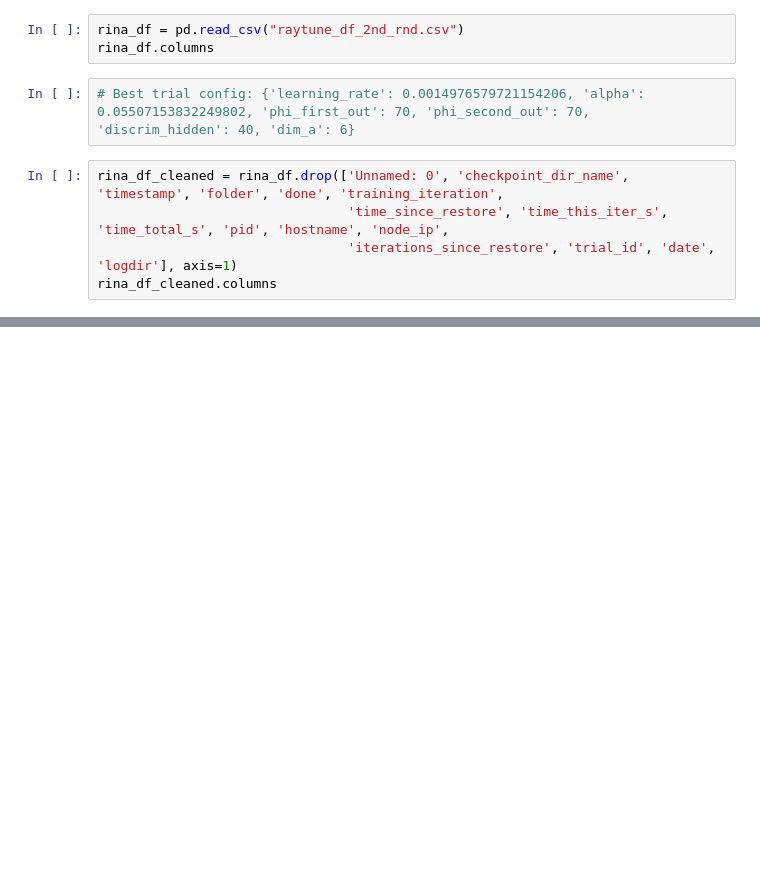
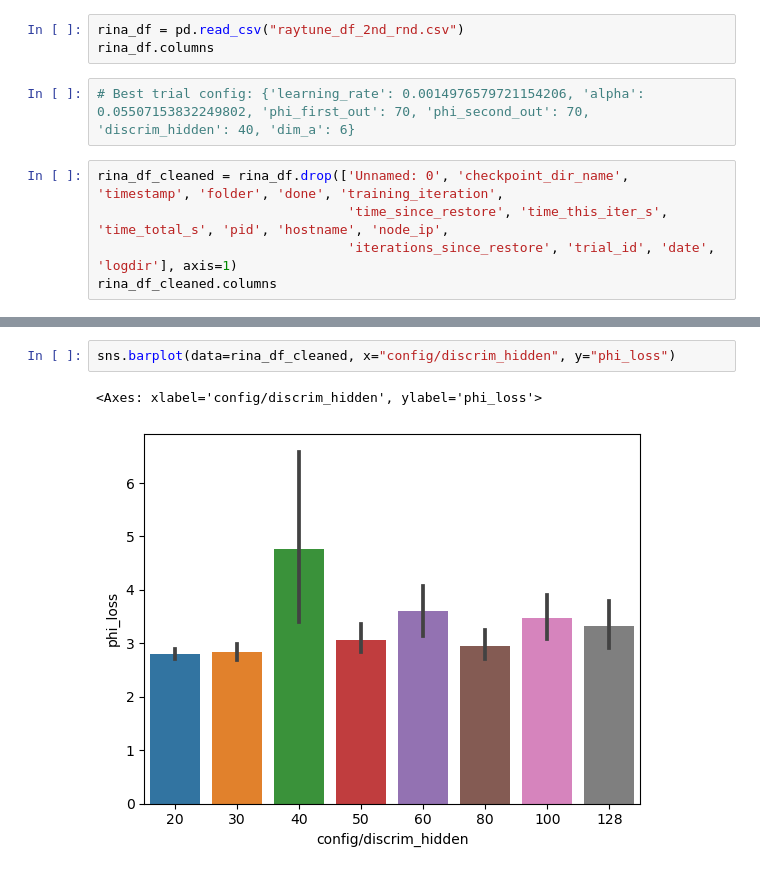
Before and after one commit to oscar-youngquist/rina, a Jupyter notebook: inspect_raytune_results.ipynb, the cells around one changed output, grey strips where cells are left out. Cells and saved outputs as stored; diff of their text form; blank space fills up the shorter version.

```diff
--- a/inspect_raytune_results.ipynb
+++ b/inspect_raytune_results.ipynb
@@ -60,2 +152,7 @@ sns.barplot(data=rina_df_cleaned, x="config/phi_second_out", y="phi_loss")
+# %%
+sns.barplot(data=rina_df_cleaned, x="config/discrim_hidden", y="phi_loss")
+# %% [output]
+<Axes: xlabel='config/discrim_hidden', ylabel='phi_loss'>
+[figure, added]
 # %%
 sns.scatterplot(data=rina_df_cleaned, x="config/alpha", y="phi_loss", hue="config/discrim_hidden")
```
Also changed, not shown: parts of 26 cells of this notebook, 7 other files.
